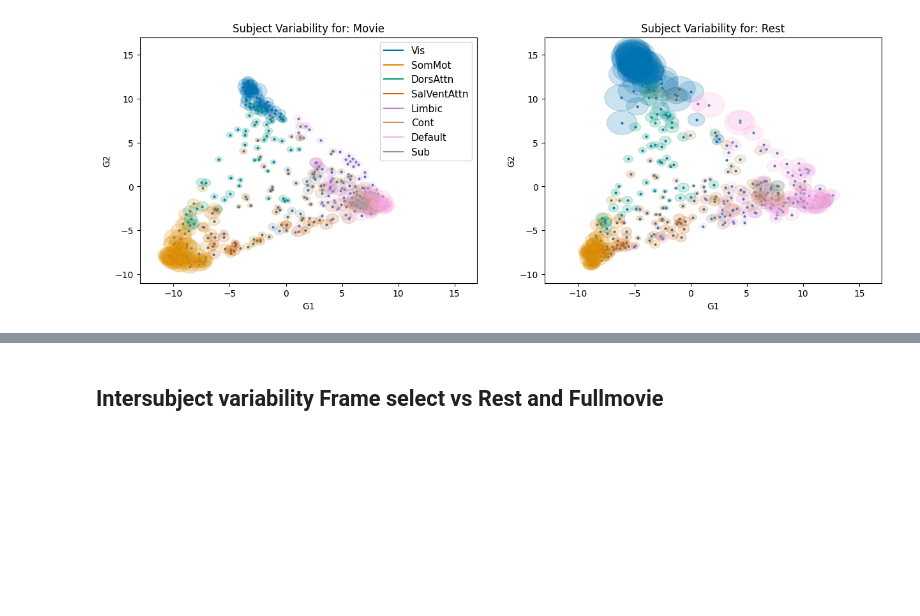
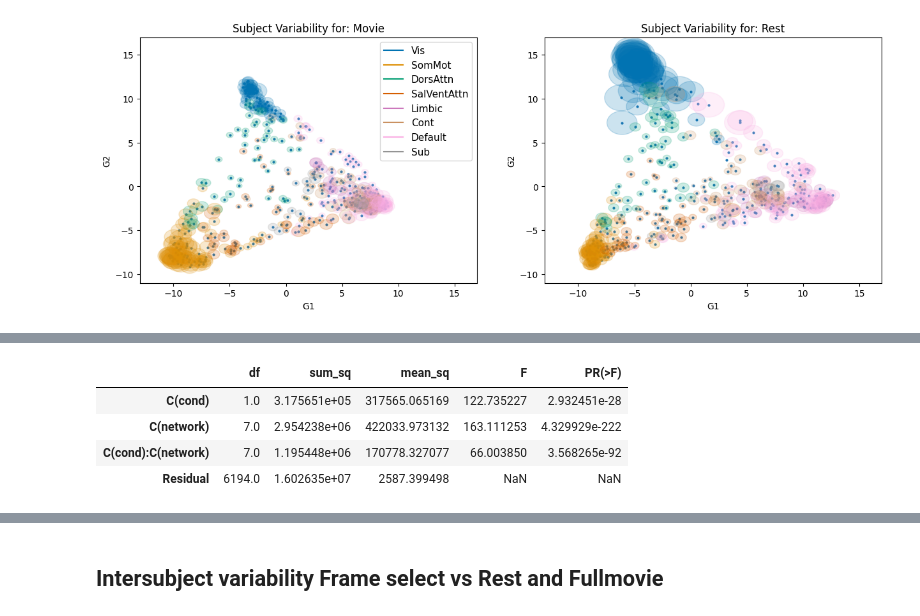
Before and after one commit to MIPLabCH/emoguide_gradients, a Jupyter notebook: 04_intersubject_variability.ipynb, the cells around one changed output, grey strips where cells are left out. Cells and saved outputs as stored; diff of their text form; code cells hidden in the pictures; blank space fills up the shorter version.

```diff
--- a/04_intersubject_variability.ipynb
+++ b/04_intersubject_variability.ipynb
@@ -250,0 +262,27 @@ plt.show()
+# %%
+# Performing two-way ANOVA
+networks = list(index2region)
+
+df = {"score": [], "cond": [], 'network': []}
+for n in networks:
+
+    # adding movies
+    for nb_movie in range(cf_circlemovie.shape[0]):
+        df['score'] += list(cf_circlemovie[nb_movie][index2region[n]])
+        df['cond']  += ['movie'] * len(index2region[n])
+        df['network'] += [n] * len(index2region[n])
+
+
+    # adding rest
+    df['score'] += list(cf_circlerest[index2region[n]])
+    df['cond']  += ['rest'] * len(index2region[n])
+    df['network'] += [n] * len(index2region[n])
+
+df = pd.DataFrame.from_dict(df)
+
+
+model = ols('score ~ C(cond) + C(network) + C(cond):C(network)',data=df).fit()
+result = sm.stats.anova_lm(model, type=2)
+
+# Print the result
+print(result.to_latex())
@@ -250,0 +300,8 @@ plt.show()
+# %%
+result
+# %% [output]
+|  | df | sum_sq | mean_sq | F | PR(>F) |
+| C(cond) | 1.0 | 3.175651e+05 | 317565.065169 | 122.735227 | 2.932451e-28 |
+| C(network) | 7.0 | 2.954238e+06 | 422033.973132 | 163.111253 | 4.329929e-222 |
+| C(cond):C(network) | 7.0 | 1.195448e+06 | 170778.327077 | 66.003850 | 3.568265e-92 |
+| Residual | 6194.0 | 1.602635e+07 | 2587.399498 | NaN | NaN |
```
Also changed, not shown: parts of 6 cells of this notebook, 5 other files.
